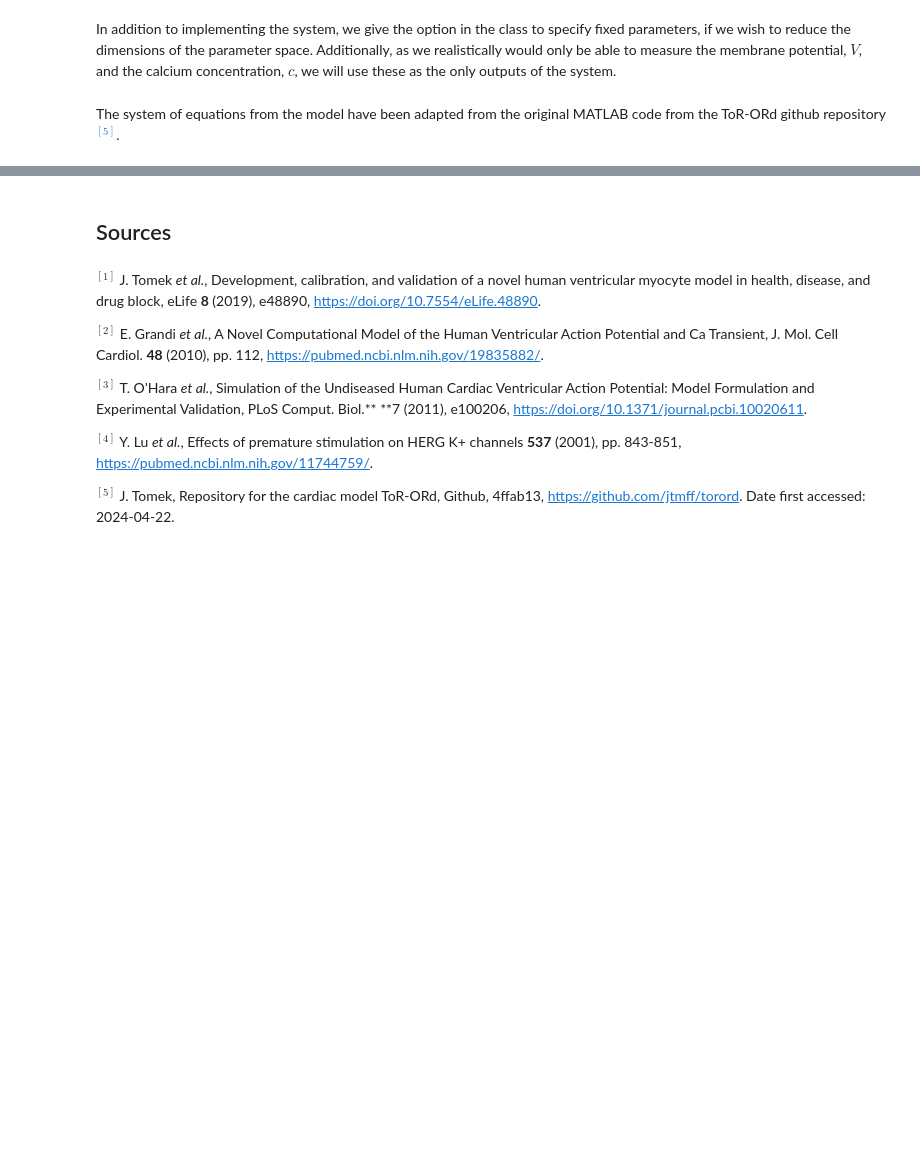
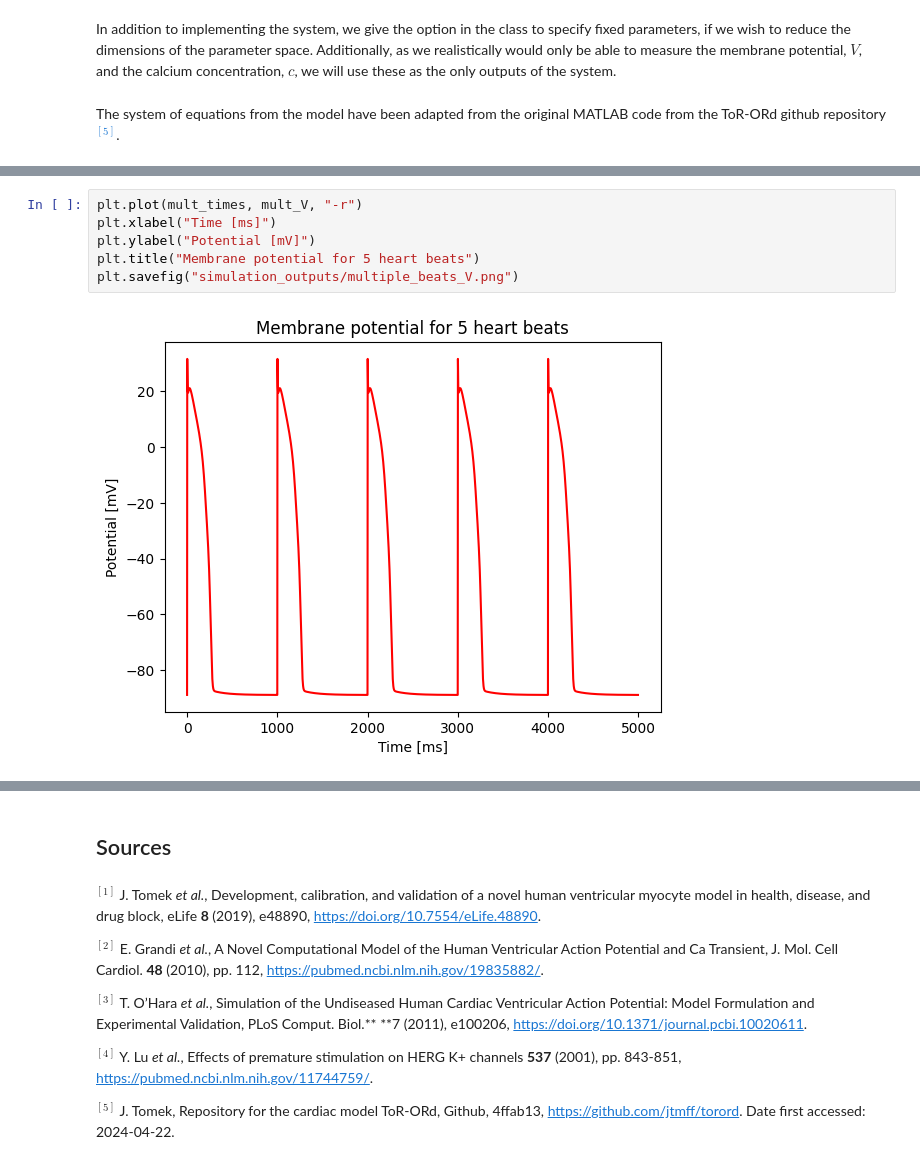
Before and after one commit to mghosh00/CardiacModels, a Jupyter notebook: cardiac_models/examples/torord/torord.ipynb, the cells around one changed output, grey strips where cells are left out. Drawn from its saved outputs; the diff is of its cells as text; blank space fills up the shorter version.

```diff
--- a/cardiac_models/examples/torord/torord.ipynb
+++ b/cardiac_models/examples/torord/torord.ipynb
@@ -236,0 +320,8 @@ class ToRORdModel(pints.ForwardModel):
+# %%
+plt.plot(mult_times, mult_V, "-r")
+plt.xlabel("Time [ms]")
+plt.ylabel("Potential [mV]")
+plt.title("Membrane potential for 5 heart beats")
+plt.savefig("simulation_outputs/multiple_beats_V.png")
+# %% [output]
+[figure, added]
```
Also changed, not shown: parts of 41 cells of this notebook, 3 other files.
